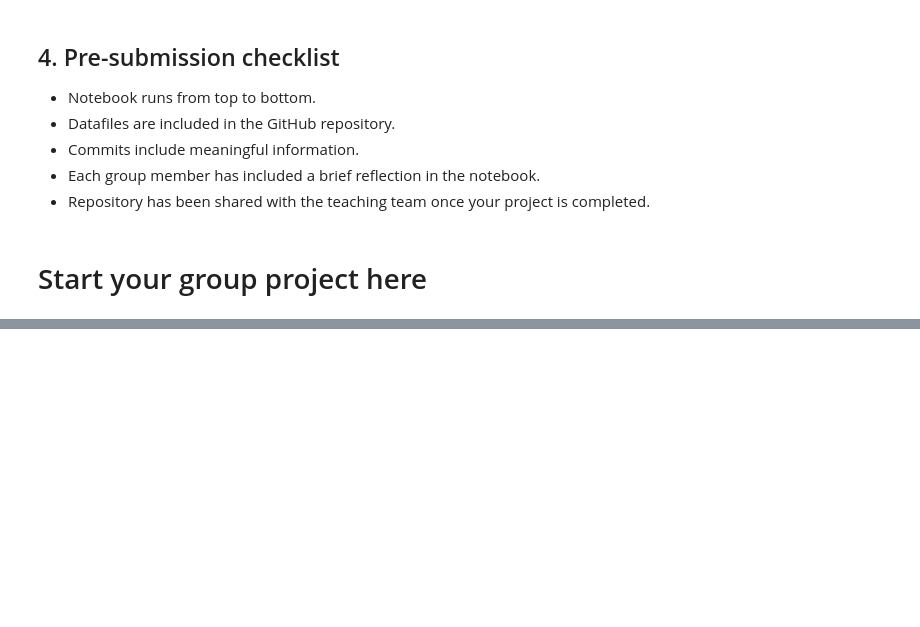
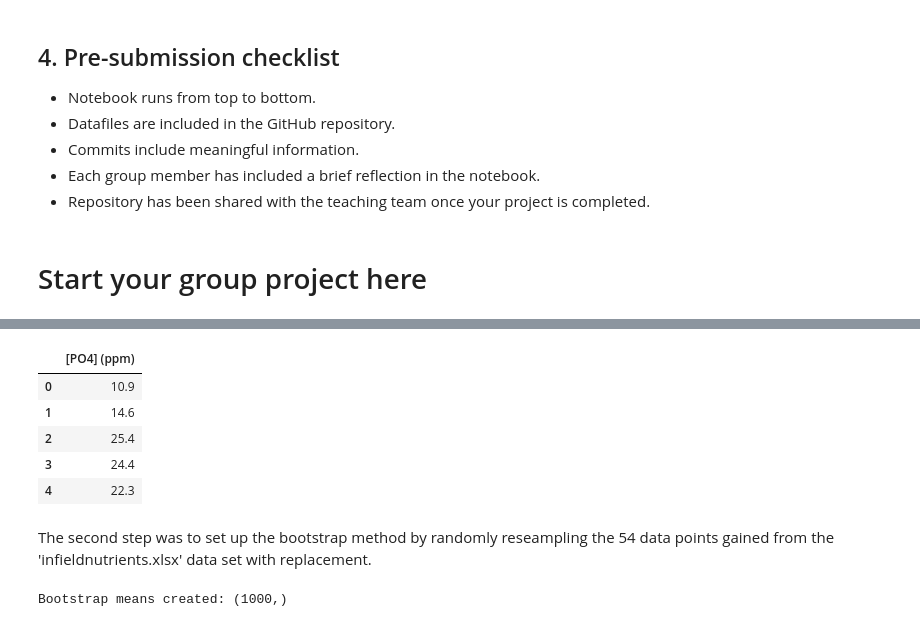
Before and after one commit to Leo05-u/EMSC2010_GroupProject_1, a Jupyter notebook: EMSC2010_Group_Project_1.ipynb, the cells around one changed output, grey strips where cells are left out. Drawn from its saved outputs; the diff is of its cells as text; code cells hidden in the pictures; blank space fills up the shorter version.

```diff
--- a/EMSC2010_Group_Project_1.ipynb
+++ b/EMSC2010_Group_Project_1.ipynb
@@ -46,0 +63,15 @@ Repeat text as required.
+# %%
+spreadsheet_name = 'infieldnutrients.xlsx'
+worksheet_name = 'Sheet1'
+df = pd.read_excel(spreadsheet_name, sheet_name=worksheet_name)
+# %%
+df.head()
+# %% [output]
+|  | [PO4] (ppm) |
+| 0 | 10.9 |
+| 1 | 14.6 |
+| 2 | 25.4 |
+| 3 | 24.4 |
+| 4 | 22.3 |
+# %% [markdown]
+The second step was to set up the bootstrap method by randomly reseampling the 54 data points gained from the 'infieldnutrients.xlsx' data set with replacement.
@@ -46,0 +81,10 @@ Repeat text as required.
+# %%
+#Randomly resample 54 entries from X 1,000 times with replacement. B will have size (54,1,000)
+np.random.seed(42)
+B = np.random.choice(X, size=(len(X), 1000), replace=True)
+
+#Define bar as the mean value of each column of B (average PO4 concentration in each random sample). The result should be a single column with 1,000 entries
+bar = np.mean(B, axis=0)
+print("Bootstrap means created:", bar.shape)
+# %% [output]
+Bootstrap means created: (1000,)
```
Also changed, not shown: parts of 23 cells of this notebook.
